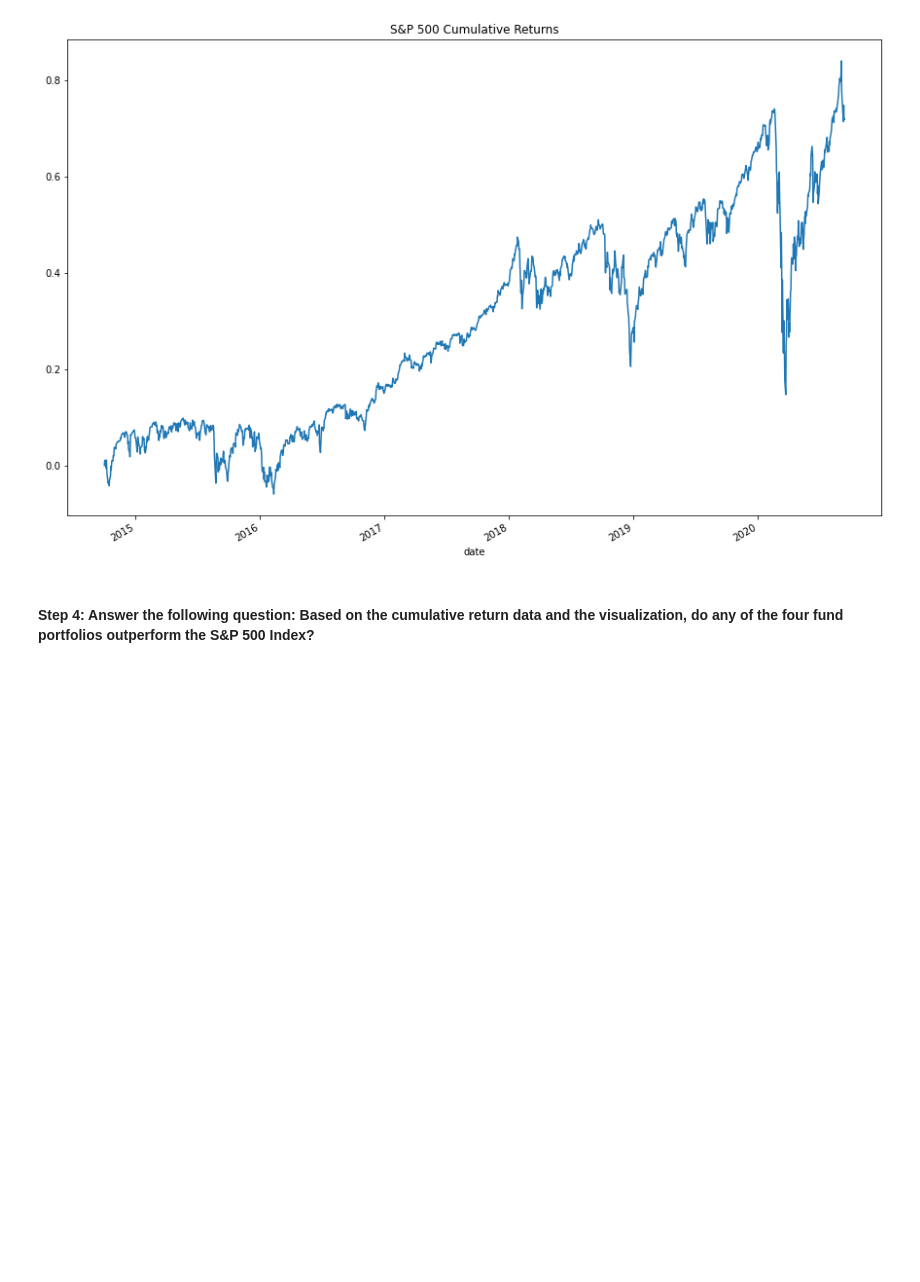
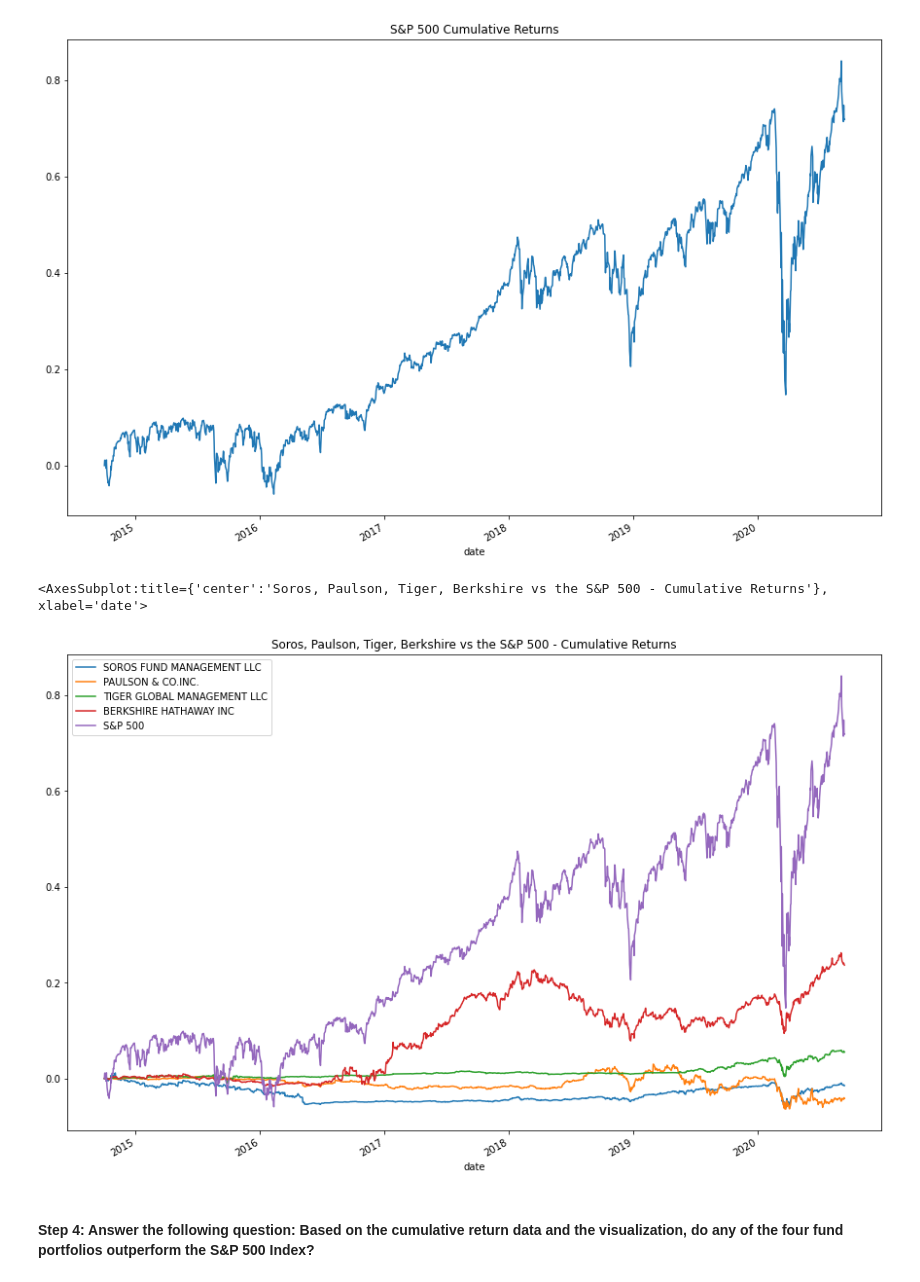
Before and after one commit to mrlandero/Risk_Return_Analysis, a Jupyter notebook: Risk_Return_Analysis/risk_return_analysis.ipynb, the cells around one changed output. Cells and saved outputs as stored; diff of their text form; code cells hidden in the pictures; blank space fills up the shorter version.

```diff
--- a/Risk_Return_Analysis/risk_return_analysis.ipynb
+++ b/Risk_Return_Analysis/risk_return_analysis.ipynb
@@ -280,5 +280,14 @@ cumulative_returns_df.iloc[:, 4].plot(
 # %% [output]
 <AxesSubplot:title={'center':'S&P 500 Cumulative Returns'}, xlabel='date'>
 [figure]
+# %%
+# Cumulative Returns Plot for all 4 funds and S&P 500
+cumulative_returns_df.iloc[0:].plot(
+    figsize=(15,10),
+    title="Soros, Paulson, Tiger, Berkshire vs the S&P 500 - Cumulative Returns"
+)
+# %% [output]
+<AxesSubplot:title={'center':'Soros, Paulson, Tiger, Berkshire vs the S&P 500 - Cumulative Returns'}, xlabel='date'>
+[figure, added]
 # %% [markdown]
 #### Step 4: Answer the following question: Based on the cumulative return data and the visualization, do any of the four fund portfolios outperform the S&P 500 Index?
```
Also changed, not shown: parts of 3 cells of this notebook.
